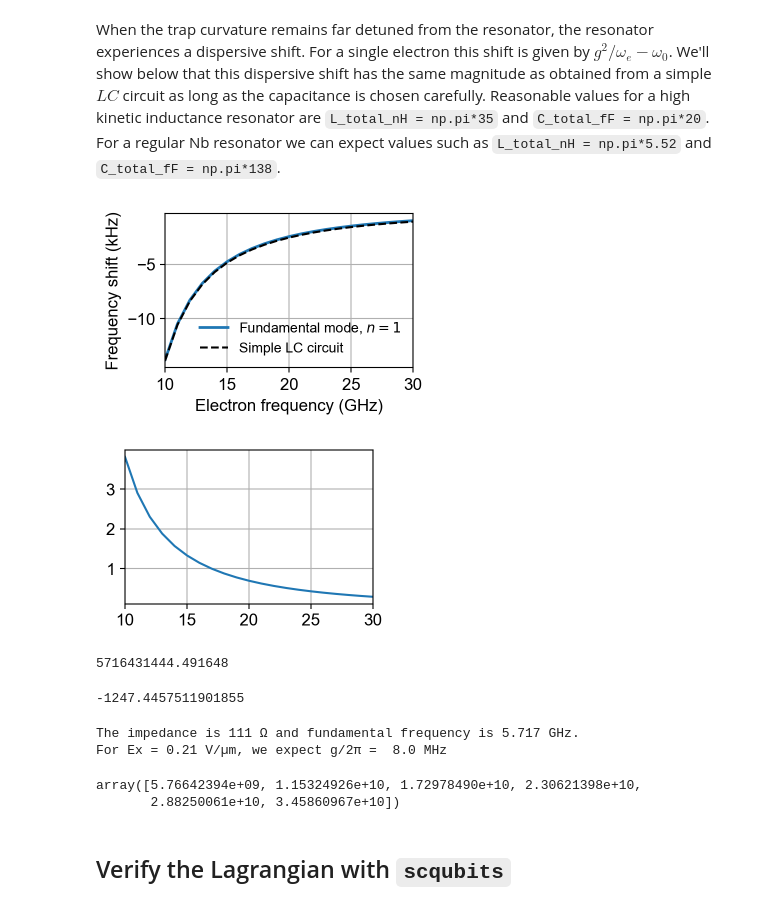
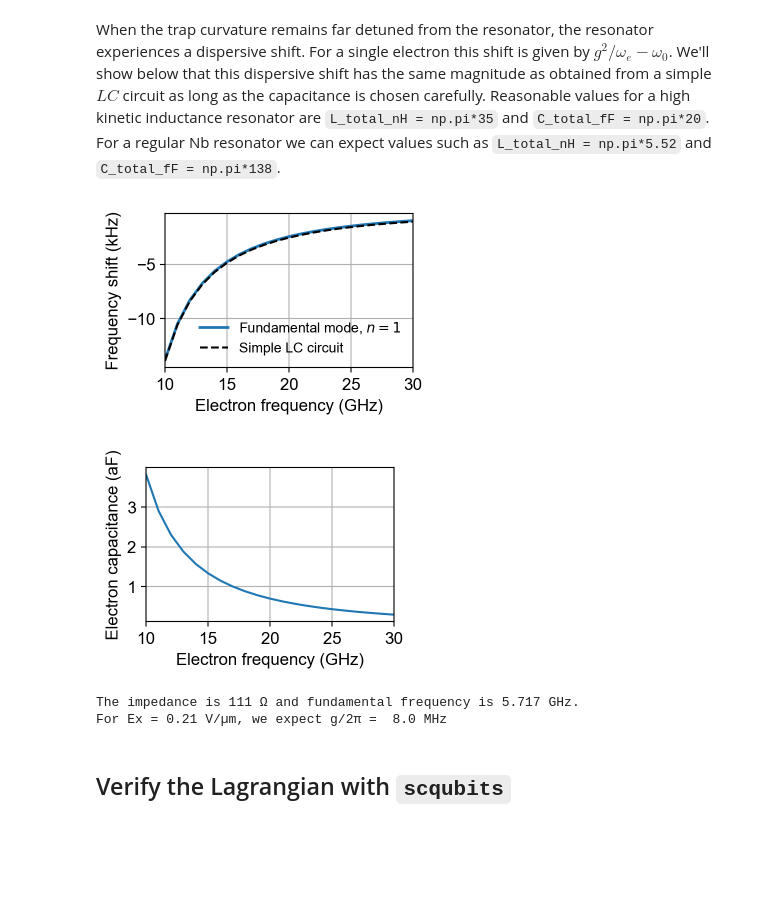
Before and after one commit to gkoolstra/quantum_electron, a Jupyter notebook: examples/97_transmission_line.ipynb, the cells around one changed output. Drawn from its saved outputs; the diff is of its cells as text; code cells hidden in the pictures; blank space fills up the shorter version.

```diff
--- a/examples/97_transmission_line.ipynb
+++ b/examples/97_transmission_line.ipynb
@@ -1023,11 +1061,12 @@ To study which resonator modes couple to the electron we sweep the electron freq
 # %%
-electron_freqs = np.linspace(1e9, 20e9, 501)
+electron_freqs = np.linspace(1e9, 20e9, 2001)
 
 max_modes = 6
 eigenfrequencies = np.zeros((len(electron_freqs), max_modes))
 fig, ax = plt.subplots(1, 3, figsize=(8., 2.5))
 
-for Ex, color in zip([0.212e6, 0.50e6], ['gray', 'black']):
+# This loops over two values of the electric field at the location of the electron. Larger Ex results in stronger coupling.
+for Ex, color in zip([0.2e6, 0.50e6], ['gray', 'black']):
 
     params = {"dx_um" : 20,
               "total_length_mm" : 2,
@@ -1068,7 +1107,7 @@ for Ex, color in zip([0.212e6, 0.50e6], ['gray', 'black']):
     for k in range(3):
         ax[k].set_xlabel("Electron frequency (GHz)")
 
-        zoom = 1e9
+        zoom = 0.5e9
         ax[k].set_xlim((bare_freqs[k] - zoom/2)/1e9, (bare_freqs[k] + zoom/2)/1e9)
         ax[k].set_ylim((bare_freqs[k] - zoom/2)/1e9, (bare_freqs[k] + zoom/2)/1e9)
 
@@ -1130,45 +1174,36 @@ f0_diff = f_no_electrons[0]
 with alive_bar(len(electron_freqs), spinner='dots', force_tty=True) as bar:
     for k, f_e in enumerate(electron_freqs):
         params["omega_e"] = 2 * np.pi * f_e
         evecs, efreqs = diagonalize_this(**params)
         eigenfrequencies[k] = np.sort(efreqs[1:max_modes+1])
         bar()
 
 # And from here we calculate the frequency shifts (measured from the bare values)
 plt.plot(electron_freqs/1e9, (eigenfrequencies[:, 0] - f0_diff) / 1e3, color='tab:blue', label=r'Fundamental mode, $n=1$', lw=2)
 
 # Calculation of the capacitance change from the dispersive shift of the differential mode.
 # The expression comes from a simple LC model, but if the resonance frequency shifts agree then this expression should be valid.
-# TODO: still missing some factor of 2.
 total_capacitance = params['C_total_fF'] * 1e-15
 delta_c = (elementary_charge) ** 2 / (electron_mass * (2 * np.pi) ** 2 * (electron_freqs ** 2 - f0_diff ** 2)) * (np.sqrt(2) * (params['alpha_a_prime'] - params['alpha_b_prime'])) ** 2
 simple_lc_shift = -f0_diff * 0.5 * delta_c / total_capacitance
 
 plt.plot(electron_freqs/1e9, 1e-3 * simple_lc_shift, '--', color='black', label="Simple LC circuit")
 plt.xlabel("Electron frequency (GHz)")
 plt.ylabel("Frequency shift (kHz)")
 # plt.ylim(-200, 1)
 plt.grid()
 plt.xlim(electron_freqs.min()/1e9, electron_freqs.max()/1e9)
 plt.legend(loc=0, frameon=False, prop={"size" : 10})
 
 plt.figure(figsize=(3.2, 2))
 plt.plot(electron_freqs/1e9, delta_c * 1e18)
+plt.xlabel("Electron frequency (GHz)")
+plt.ylabel("Electron capacitance (aF)")
 plt.xlim(electron_freqs.min()/1e9, electron_freqs.max()/1e9)
 plt.grid()
 # %% [output]
 [figure]
-[figure, old version]
+[figure, new version]
-# %%
-f0_diff
-# %% [output]
-5716431444.491648
-# %%
-params["omega_e"] = 2 * np.pi * 27e9
-evecs, efreqs = diagonalize_this(**params)
-efreqs[1] - f0_diff
-# %% [output]
--1247.4457511901855
 # %%
 unit_cells = params['total_length_mm'] / (params['dx_um'] * 1e-3)
 dx = params['dx_um'] * 1e-6
@@ -1183,11 +1218,6 @@ print(f"For Ex = {Ex/1e6:0.2f} V/µm, we expect g/2π = {1e-6 * np.sqrt(2) * 0.5
 # %% [output]
 The impedance is 111 Ω and fundamental frequency is 5.717 GHz.
 For Ex = 0.21 V/µm, we expect g/2π =  8.0 MHz
-# %%
-f_no_electrons
-# %% [output]
-array([5.76642394e+09, 1.15324926e+10, 1.72978490e+10, 2.30621398e+10,
-       2.88250061e+10, 3.45860967e+10])
 # %% [markdown]
 ## Verify the Lagrangian with `scqubits`
 # %% [markdown]
```
Also changed, not shown: parts of 33 cells of this notebook, 6 other files.
